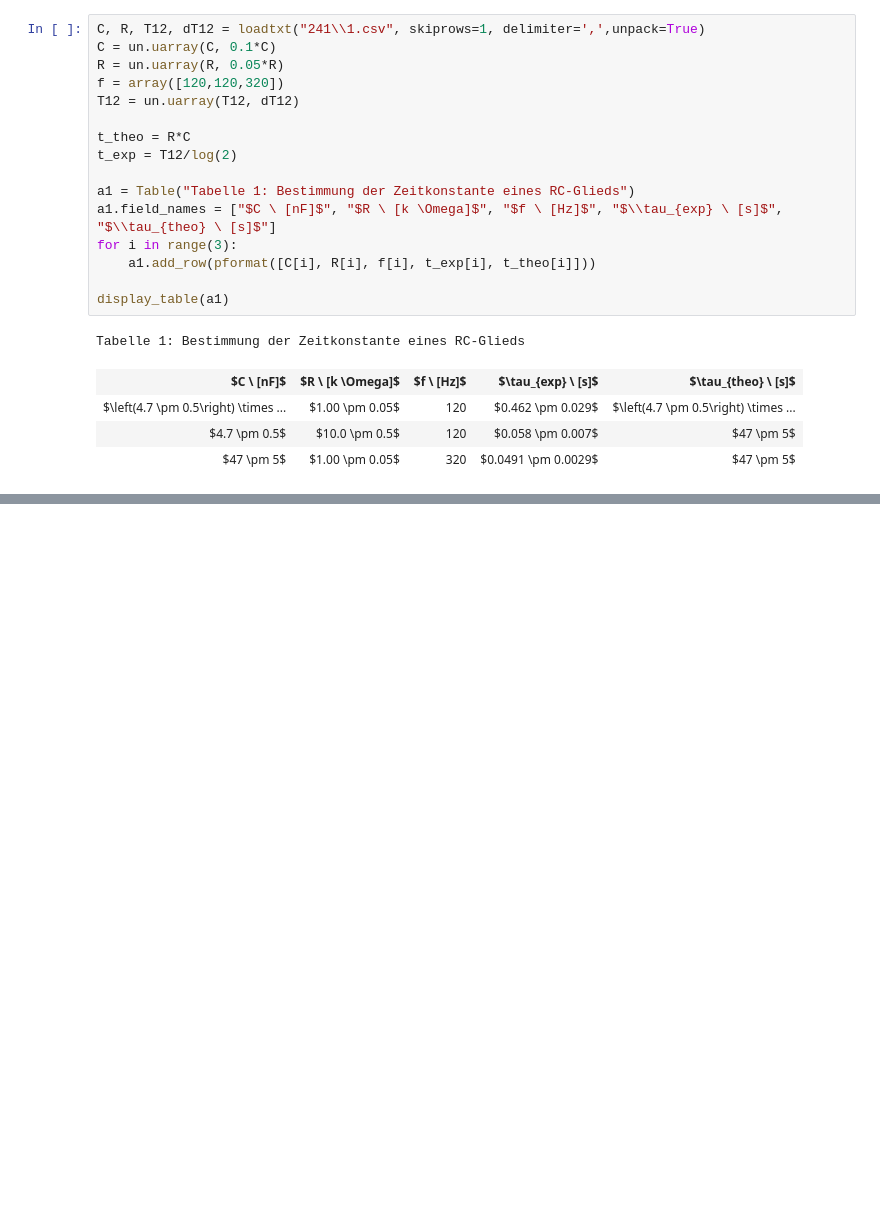
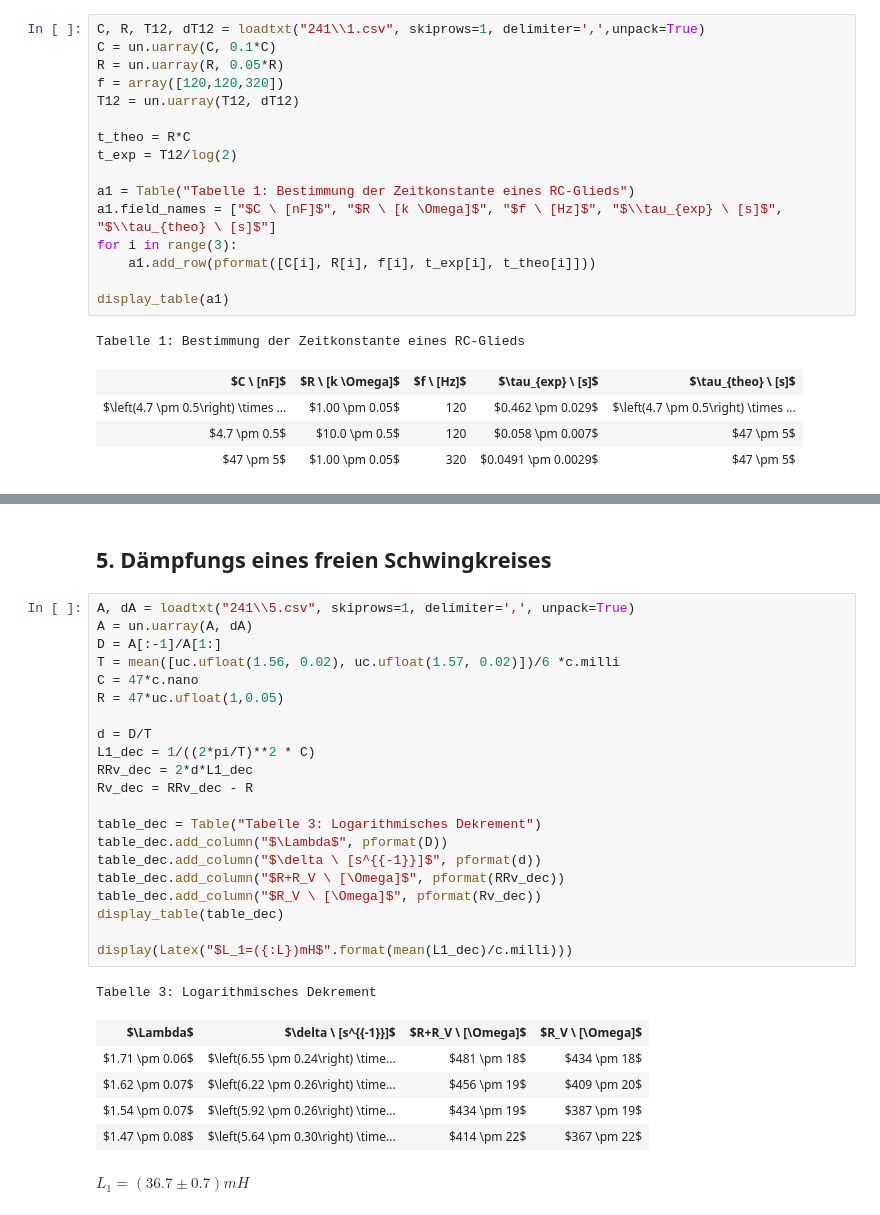
Before and after one commit to Tafiir/Jupyter-Notebooks, a Jupyter notebook: pap2_2/241.ipynb, the cells around one changed output, grey strips where cells are left out. Cells and saved outputs as stored; diff of their text form; blank space fills up the shorter version.

```diff
--- a/pap2_2/241.ipynb
+++ b/pap2_2/241.ipynb
@@ -27,0 +96,31 @@ Tabelle 1: Bestimmung der Zeitkonstante eines RC-Glieds
+# %% [markdown]
+## 5. Dämpfungs eines freien Schwingkreises
+# %%
+A, dA = loadtxt("241\\5.csv", skiprows=1, delimiter=',', unpack=True)
+A = un.uarray(A, dA)
+D = A[:-1]/A[1:]
+T = mean([uc.ufloat(1.56, 0.02), uc.ufloat(1.57, 0.02)])/6 *c.milli
+C = 47*c.nano
+R = 47*uc.ufloat(1,0.05)
+
+d = D/T
+L1_dec = 1/((2*pi/T)**2 * C)
+RRv_dec = 2*d*L1_dec
+Rv_dec = RRv_dec - R
+
+table_dec = Table("Tabelle 3: Logarithmisches Dekrement")
+table_dec.add_column("$\Lambda$", pformat(D))
+table_dec.add_column("$\delta \ [s^{{-1}}]$", pformat(d))
+table_dec.add_column("$R+R_V \ [\Omega]$", pformat(RRv_dec))
+table_dec.add_column("$R_V \ [\Omega]$", pformat(Rv_dec))
+display_table(table_dec)
+
+display(Latex("$L_1=({:L})mH$".format(mean(L1_dec)/c.milli)))
+# %% [output]
+Tabelle 3: Logarithmisches Dekrement
+| $\Lambda$ | $\delta \ [s^{{-1}}]$ | $R+R_V \ [\Omega]$ | $R_V \ [\Omega]$ |
+| $1.71 \pm 0.06$ | $\left(6.55 \pm 0.24\right) \time... | $481 \pm 18$ | $434 \pm 18$ |
+| $1.62 \pm 0.07$ | $\left(6.22 \pm 0.26\right) \time... | $456 \pm 19$ | $409 \pm 20$ |
+| $1.54 \pm 0.07$ | $\left(5.92 \pm 0.26\right) \time... | $434 \pm 19$ | $387 \pm 19$ |
+| $1.47 \pm 0.08$ | $\left(5.64 \pm 0.30\right) \time... | $414 \pm 22$ | $367 \pm 22$ |
+$L_1=(36.7 \pm 0.7)mH$
```
Also changed, not shown: parts of 5 cells of this notebook, 2 other files.
